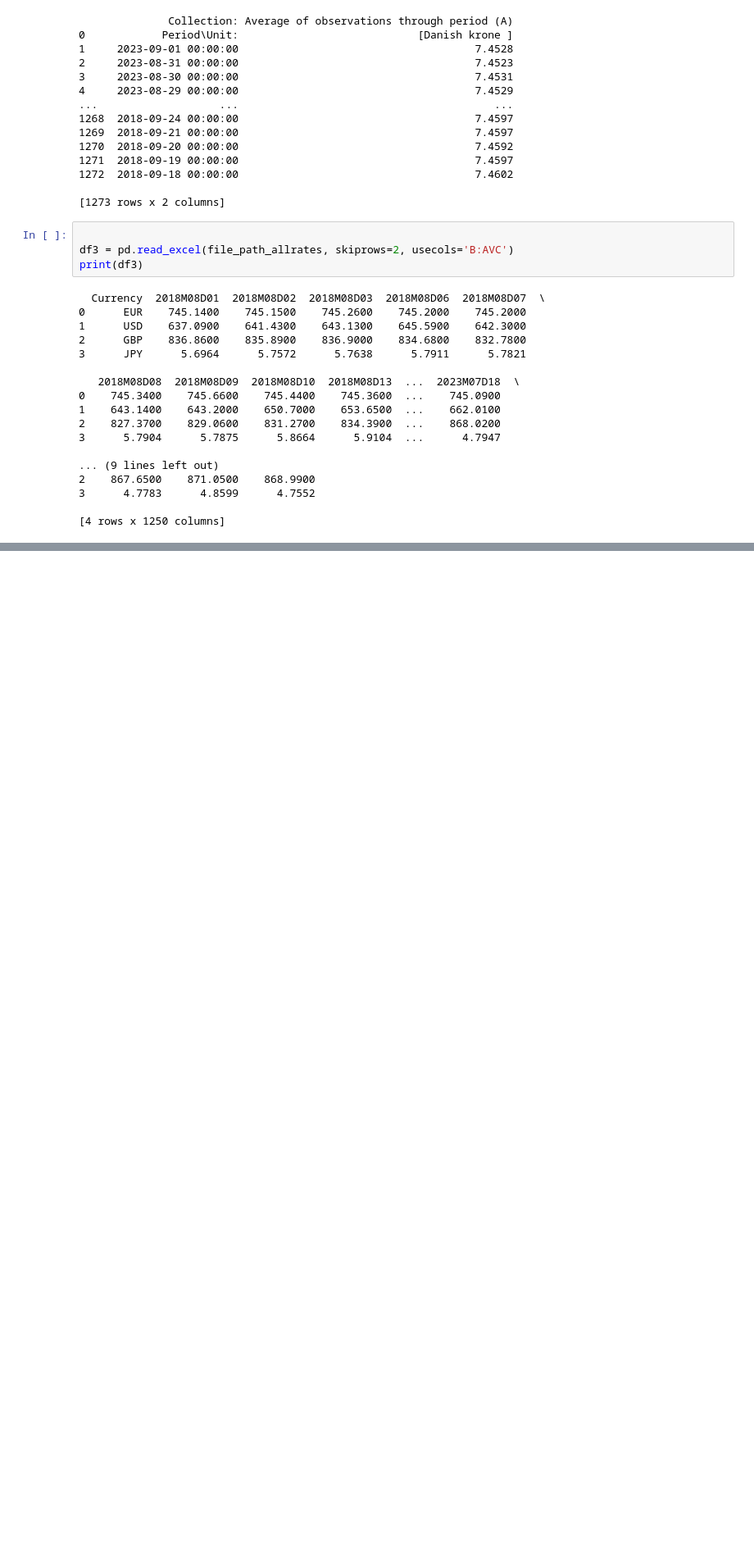
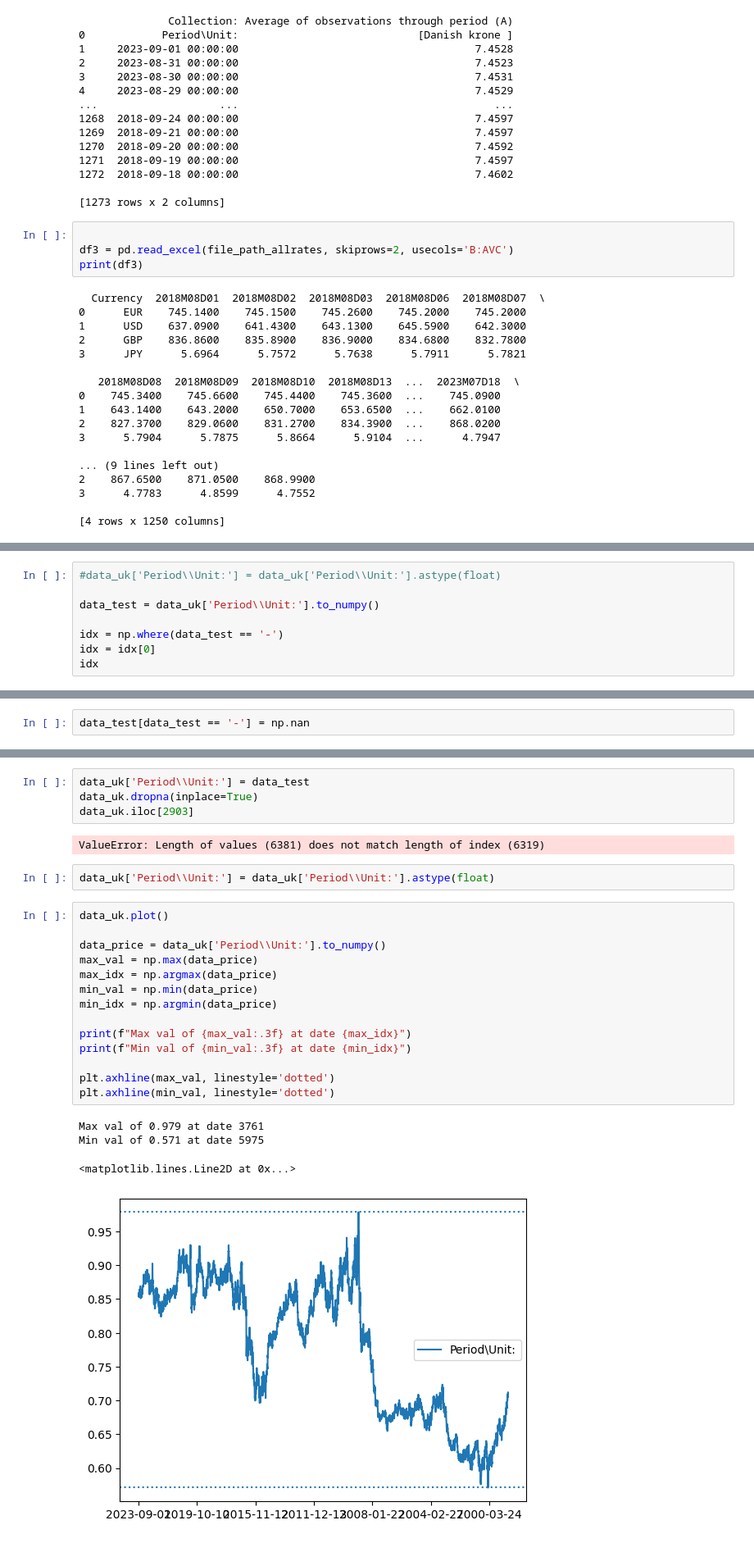
Before and after one commit to sonjamehes/PythonExchangeRate, a Jupyter notebook: test.ipynb, the cells around one changed output, grey strips where cells are left out. Shown at 82% size. Cells and saved outputs as stored; diff of their text form; blank space fills up the shorter version.

Commit message:
some graphics

```diff
--- a/test.ipynb
+++ b/test.ipynb
@@ -68,0 +115,8 @@ print(df3)
+# %%
+#data_uk['Period\\Unit:'] = data_uk['Period\\Unit:'].astype(float)
+
+data_test = data_uk['Period\\Unit:'].to_numpy()
+
+idx = np.where(data_test == '-')
+idx = idx[0]
+idx
@@ -68,0 +125,2 @@ print(df3)
+# %%
+data_test[data_test == '-'] = np.nan
@@ -68,0 +131,27 @@ print(df3)
+# %%
+data_uk['Period\\Unit:'] = data_test
+data_uk.dropna(inplace=True)
+data_uk.iloc[2903]
+# %% [output]
+ValueError: Length of values (6381) does not match length of index (6319)
+# %%
+data_uk['Period\\Unit:'] = data_uk['Period\\Unit:'].astype(float)
+# %%
+data_uk.plot()
+
+data_price = data_uk['Period\\Unit:'].to_numpy()
+max_val = np.max(data_price)
+max_idx = np.argmax(data_price)
+min_val = np.min(data_price)
+min_idx = np.argmin(data_price)
+
+print(f"Max val of {max_val:.3f} at date {max_idx}")
+print(f"Min val of {min_val:.3f} at date {min_idx}")
+
+plt.axhline(max_val, linestyle='dotted')
+plt.axhline(min_val, linestyle='dotted')
+# %% [output]
+Max val of 0.979 at date 3761
+Min val of 0.571 at date 5975
+<matplotlib.lines.Line2D at 0x...>
+[figure, added]
```
Also changed, not shown: parts of 10 cells of this notebook, 4 other files.
